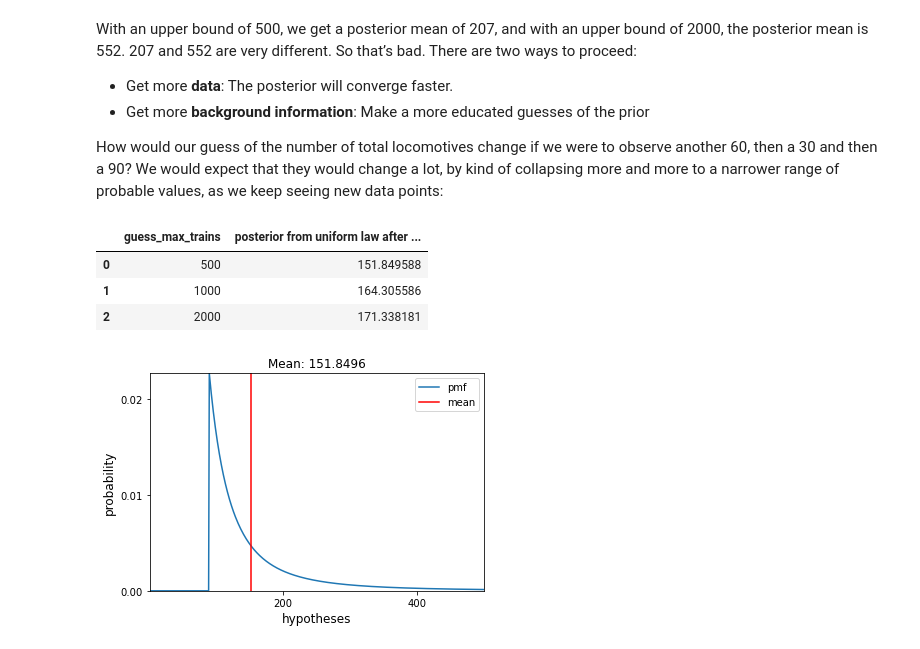
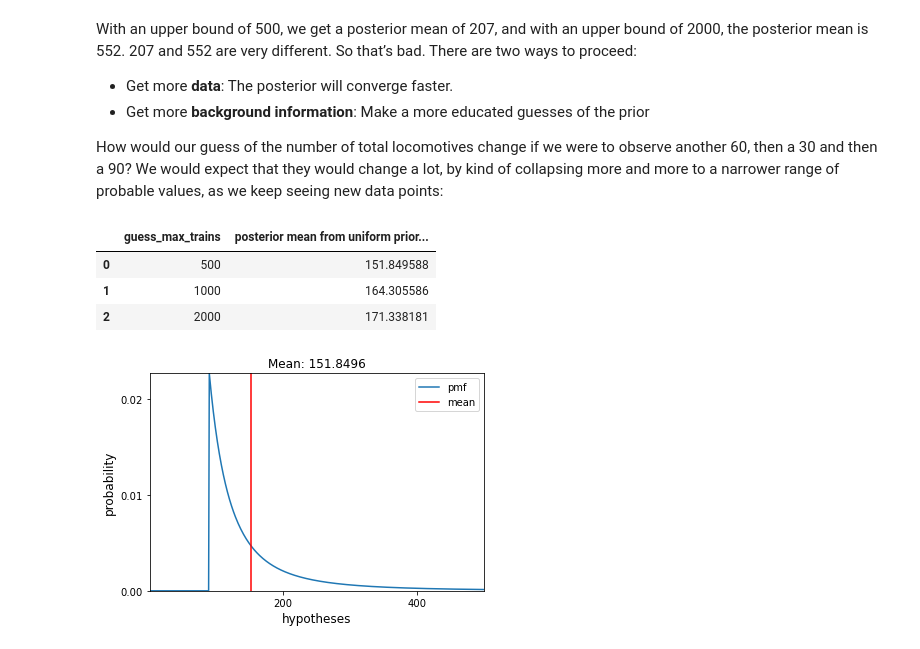
Before and after one commit to carlosjuribe/Think_Bayes, a Jupyter notebook: 03_estimation.ipynb, the cells around one changed output. Drawn from its saved outputs; the diff is of its cells as text; code cells hidden in the pictures.

```diff
--- a/03_estimation.ipynb
+++ b/03_estimation.ipynb
@@ -224,9 +223,9 @@ comparison.update({1000: suite_1000.Mean()})
 comparison.update({2000: suite_2000.Mean()})
 # %%
 pd.DataFrame(comparison.items(), columns=['guess_max_trains',
-                                          'posterior from uniform law after 3 datapoints'])
+                                          'posterior mean from uniform prior after 3 datapoints'])
 # %% [output]
-|  | guess_max_trains | posterior from uniform law after ... |
+|  | guess_max_trains | posterior mean from uniform prior... |
 | 0 | 500 | 151.849588 |
 | 1 | 1000 | 164.305586 |
 | 2 | 2000 | 171.338181 |
```
Also changed, not shown: parts of 23 cells of this notebook, 1 other file.
